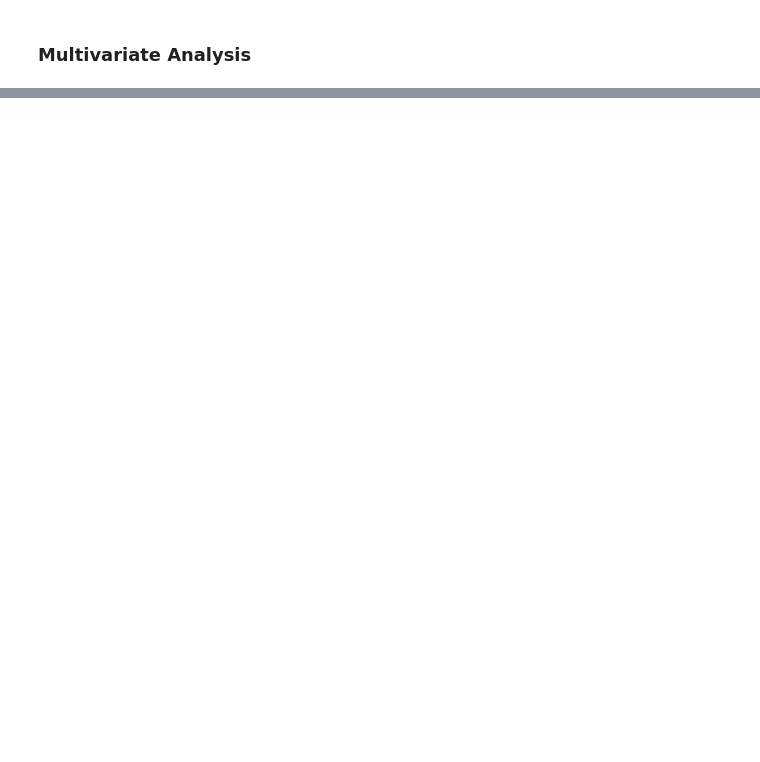
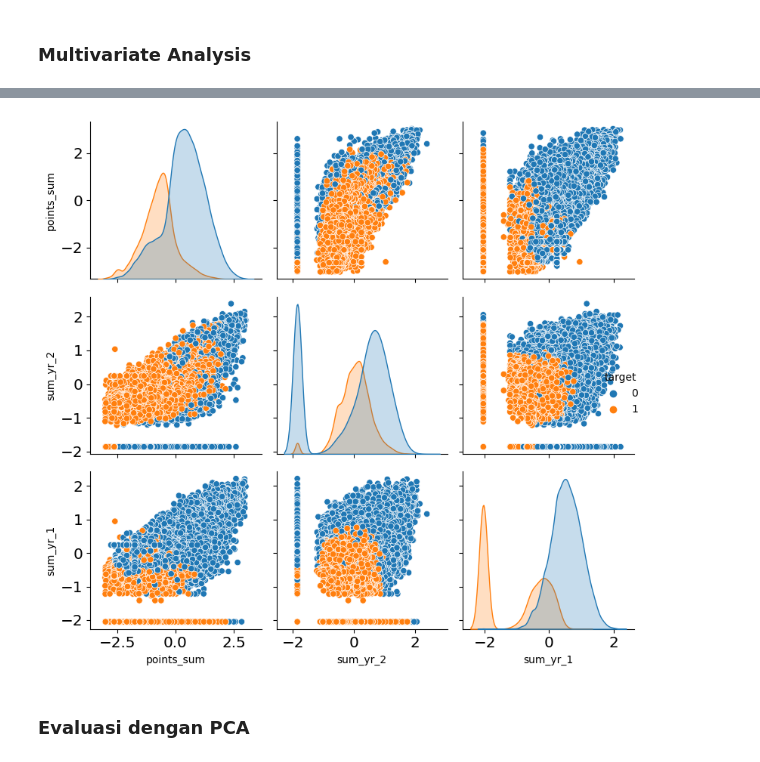
Before and after one commit to sulthonamar/UnsupervisedLearning, a Jupyter notebook: Homework - Unsupervised Learning.ipynb, the cells around one changed output, grey strips where cells are left out. Drawn from its saved outputs; the diff is of its cells as text; code cells hidden in the pictures; blank space fills up the shorter version.

```diff
--- a/Homework - Unsupervised Learning.ipynb
+++ b/Homework - Unsupervised Learning.ipynb
@@ -289,0 +420,2 @@ Berdasarkan correlation heatmap dapat dilihat bahwa fitur `flight_count` , `bp_s
+# %%
+df_model['target'] = kmeans.labels_
@@ -289,0 +438,8 @@ Berdasarkan correlation heatmap dapat dilihat bahwa fitur `flight_count` , `bp_s
+# %%
+sns.pairplot(data=df_model, hue='target', diag_kind='kde')
+plt.tight_layout()
+plt.show()
+# %% [output]
+[figure, added]
+# %% [markdown]
+### Evaluasi dengan PCA
```
Also changed, not shown: parts of 53 cells of this notebook.
